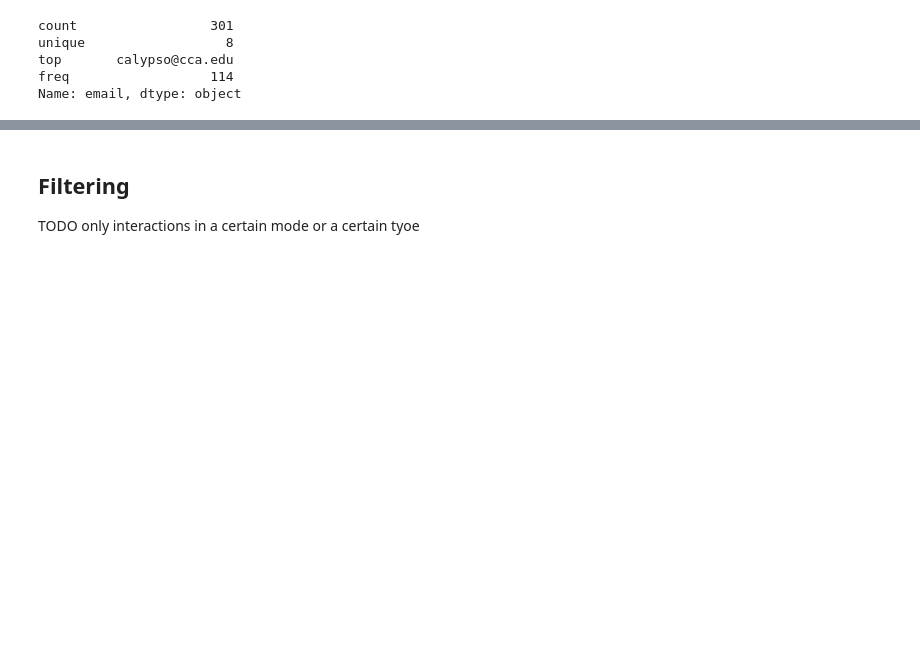
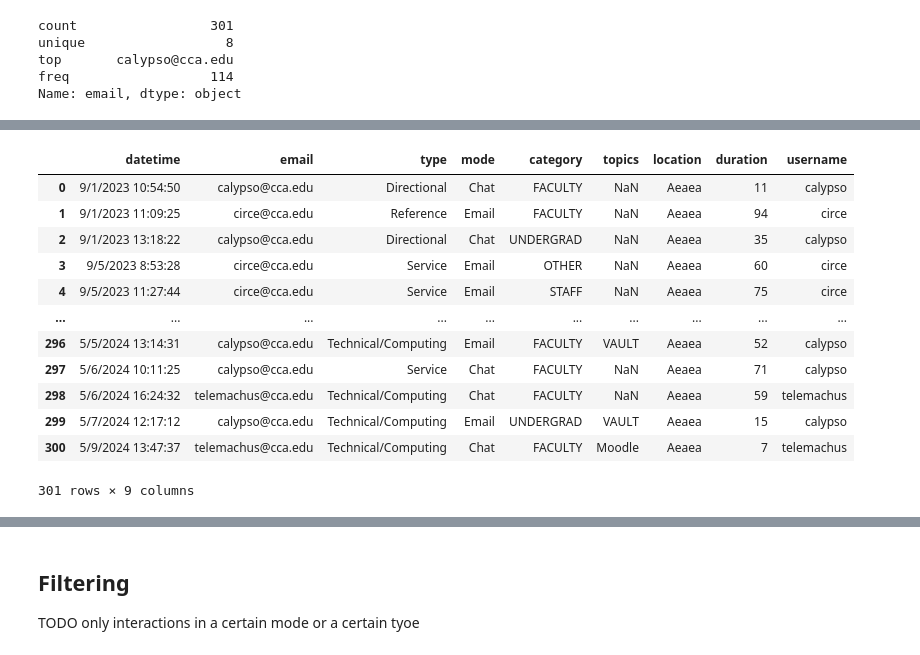
Before and after one commit to phette23/c4l24-python4lib, a Jupyter notebook: docs/pandas.ipynb, the cells around one changed output, grey strips where cells are left out. Cells and saved outputs as stored; diff of their text form; code cells hidden in the pictures; blank space fills up the shorter version.

Commit message:
feat: pandas modifying columns

```diff
--- a/docs/pandas.ipynb
+++ b/docs/pandas.ipynb
@@ -117,0 +116,22 @@ TODO convert datetime string to actual datetime objects
+# %%
+# uppercase all the patron categories
+df['patron category'] = df['patron category'].str.upper()
+# create a new username column
+df['username'] = df['email'].map(lambda email: email.split('@')[0])
+# we can also rename columns
+df = df.rename(columns={"patron category": "category"})
+df
+# %% [output]
+|  | datetime | email | type | mode | category | topics | location | duration | username |
+| 0 | 9/1/2023 10:54:50 | calypso@cca.edu | Directional | Chat | FACULTY | NaN | Aeaea | 11 | calypso |
+| 1 | 9/1/2023 11:09:25 | circe@cca.edu | Reference | Email | FACULTY | NaN | Aeaea | 94 | circe |
+| 2 | 9/1/2023 13:18:22 | calypso@cca.edu | Directional | Chat | UNDERGRAD | NaN | Aeaea | 35 | calypso |
+| 3 | 9/5/2023 8:53:28 | circe@cca.edu | Service | Email | OTHER | NaN | Aeaea | 60 | circe |
+| 4 | 9/5/2023 11:27:44 | circe@cca.edu | Service | Email | STAFF | NaN | Aeaea | 75 | circe |
+| ... | ... | ... | ... | ... | ... | ... | ... | ... | ... |
+| 296 | 5/5/2024 13:14:31 | calypso@cca.edu | Technical/Computing | Email | FACULTY | VAULT | Aeaea | 52 | calypso |
+| 297 | 5/6/2024 10:11:25 | calypso@cca.edu | Service | Chat | FACULTY | NaN | Aeaea | 71 | calypso |
+| 298 | 5/6/2024 16:24:32 | telemachus@cca.edu | Technical/Computing | Chat | FACULTY | NaN | Aeaea | 59 | telemachus |
+| 299 | 5/7/2024 12:17:12 | calypso@cca.edu | Technical/Computing | Email | UNDERGRAD | VAULT | Aeaea | 15 | calypso |
+| 300 | 5/9/2024 13:47:37 | telemachus@cca.edu | Technical/Computing | Chat | FACULTY | Moodle | Aeaea | 7 | telemachus |
+301 rows × 9 columns
```
Also changed, not shown: parts of 8 cells of this notebook.
